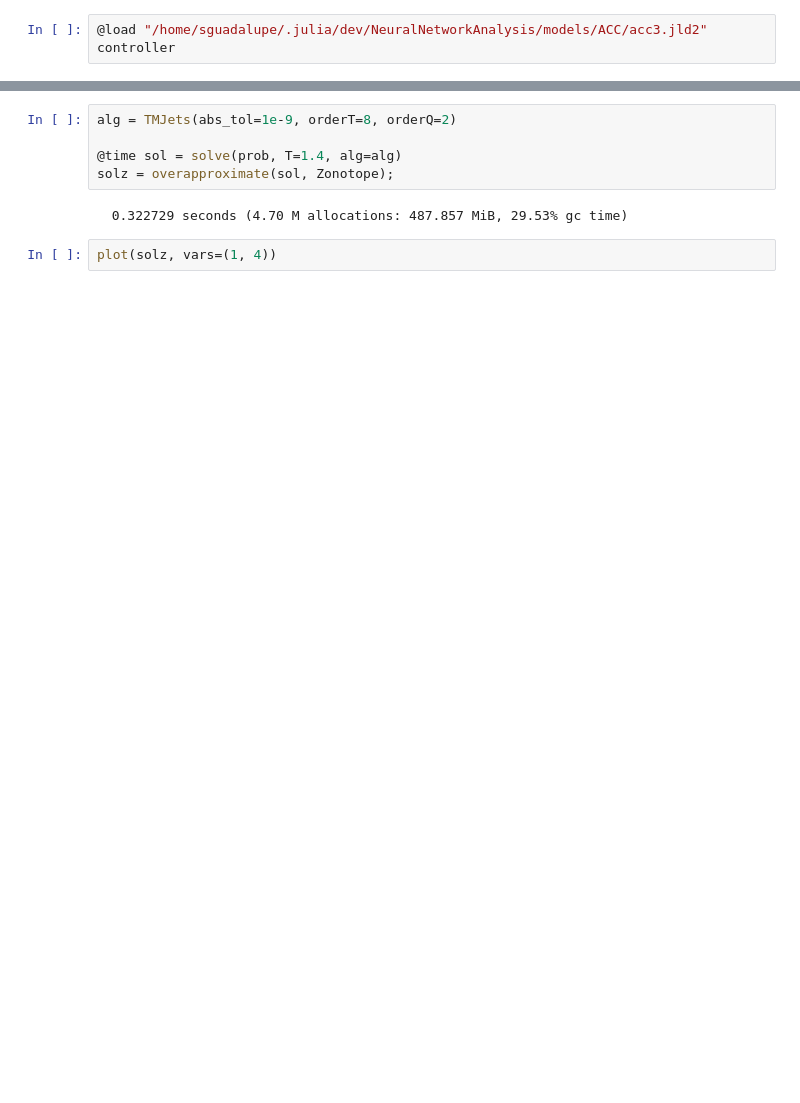
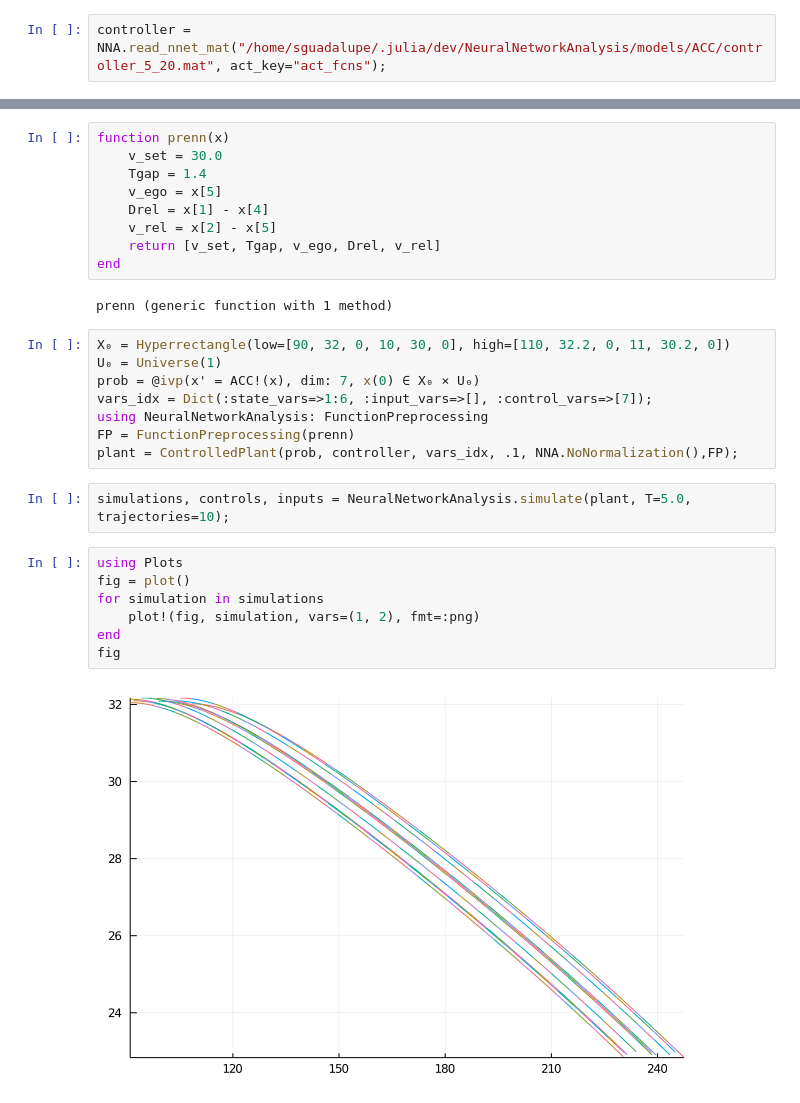
Before and after one commit to SebastianGuadalupe/Julia, a Jupyter notebook: ACC.ipynb, the cells around one changed output, grey strips where cells are left out. Cells and saved outputs as stored; diff of their text form; blank space fills up the shorter version.

```diff
--- a/ACC.ipynb
+++ b/ACC.ipynb
@@ -6,2 +10,2 @@ using NeuralNetworkAnalysis: _forward_network
 # %%
-@load "/home/sguadalupe/.julia/dev/NeuralNetworkAnalysis/models/ACC/acc3.jld2" controller
+controller = NNA.read_nnet_mat("/home/sguadalupe/.julia/dev/NeuralNetworkAnalysis/models/ACC/controller_5_20.mat", act_key="act_fcns");
@@ -41,9 +38,30 @@ prob = @ivp(x' = ACC!(x), dim: 7, x(0) ∈ X₀ × overapproximate(U₀, Hyperre
-# %%
-alg = TMJets(abs_tol=1e-9, orderT=8, orderQ=2)
-
-@time sol = solve(prob, T=1.4, alg=alg)
-solz = overapproximate(sol, Zonotope);
-# %% [output]
-  0.322729 seconds (4.70 M allocations: 487.857 MiB, 29.53% gc time)
-# %%
-plot(solz, vars=(1, 4))
+# %%
+function prenn(x)
+    v_set = 30.0
+    Tgap = 1.4
+    v_ego = x[5]
+    Drel = x[1] - x[4]
+    v_rel = x[2] - x[5]
+    return [v_set, Tgap, v_ego, Drel, v_rel]
+end
+# %% [output]
+prenn (generic function with 1 method)
+# %%
+X₀ = Hyperrectangle(low=[90, 32, 0, 10, 30, 0], high=[110, 32.2, 0, 11, 30.2, 0])
+U₀ = Universe(1)
+prob = @ivp(x' = ACC!(x), dim: 7, x(0) ∈ X₀ × U₀)
+vars_idx = Dict(:state_vars=>1:6, :input_vars=>[], :control_vars=>[7]);
+using NeuralNetworkAnalysis: FunctionPreprocessing
+FP = FunctionPreprocessing(prenn)
+plant = ControlledPlant(prob, controller, vars_idx, .1, NNA.NoNormalization(),FP);
+# %%
+simulations, controls, inputs = NeuralNetworkAnalysis.simulate(plant, T=5.0, trajectories=10);
+# %%
+using Plots
+fig = plot()
+for simulation in simulations
+    plot!(fig, simulation, vars=(1, 2), fmt=:png)
+end
+fig
+# %% [output]
+[figure, added]
```
Also changed, not shown: parts of 7 cells of this notebook, 2 other files.
